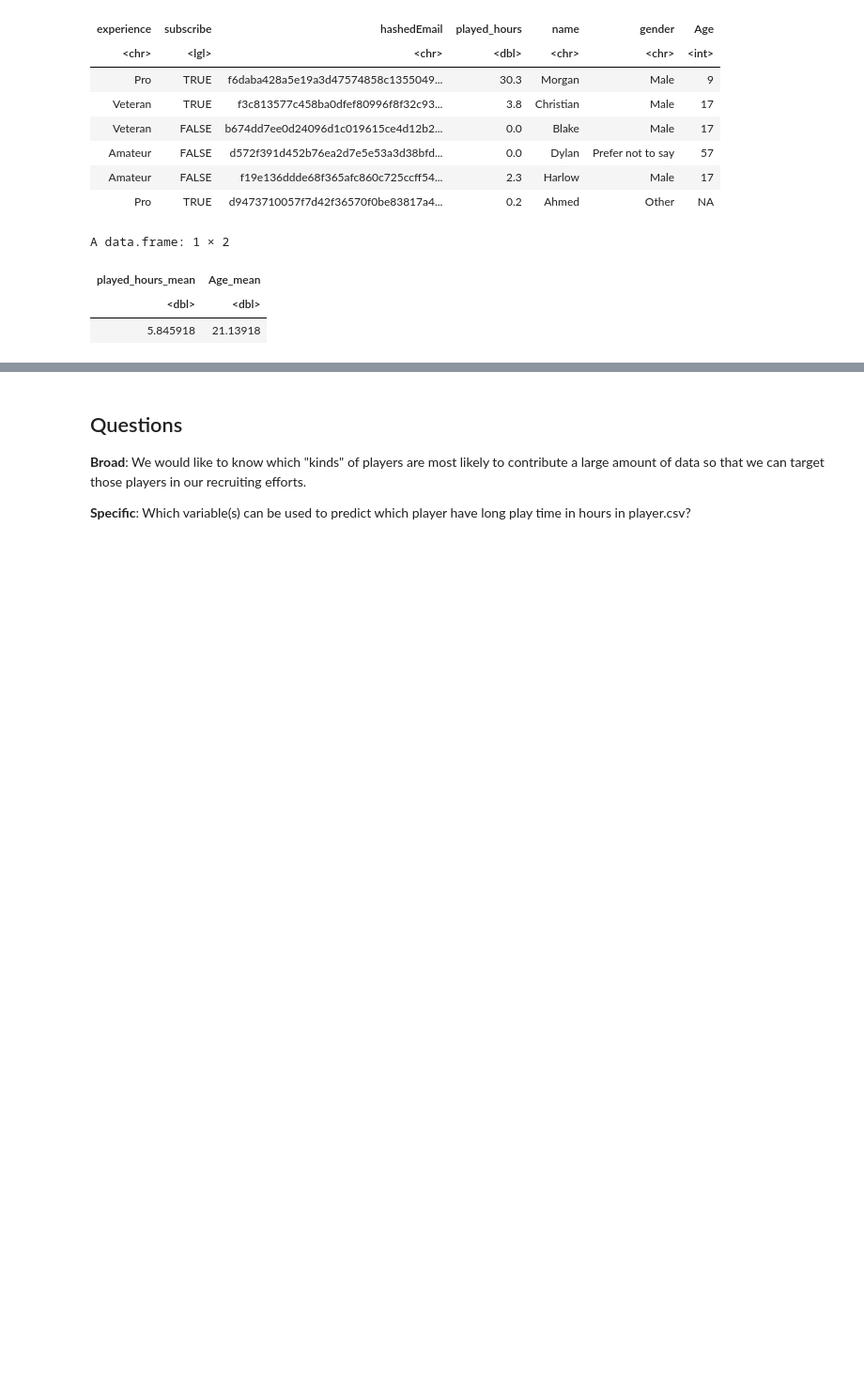
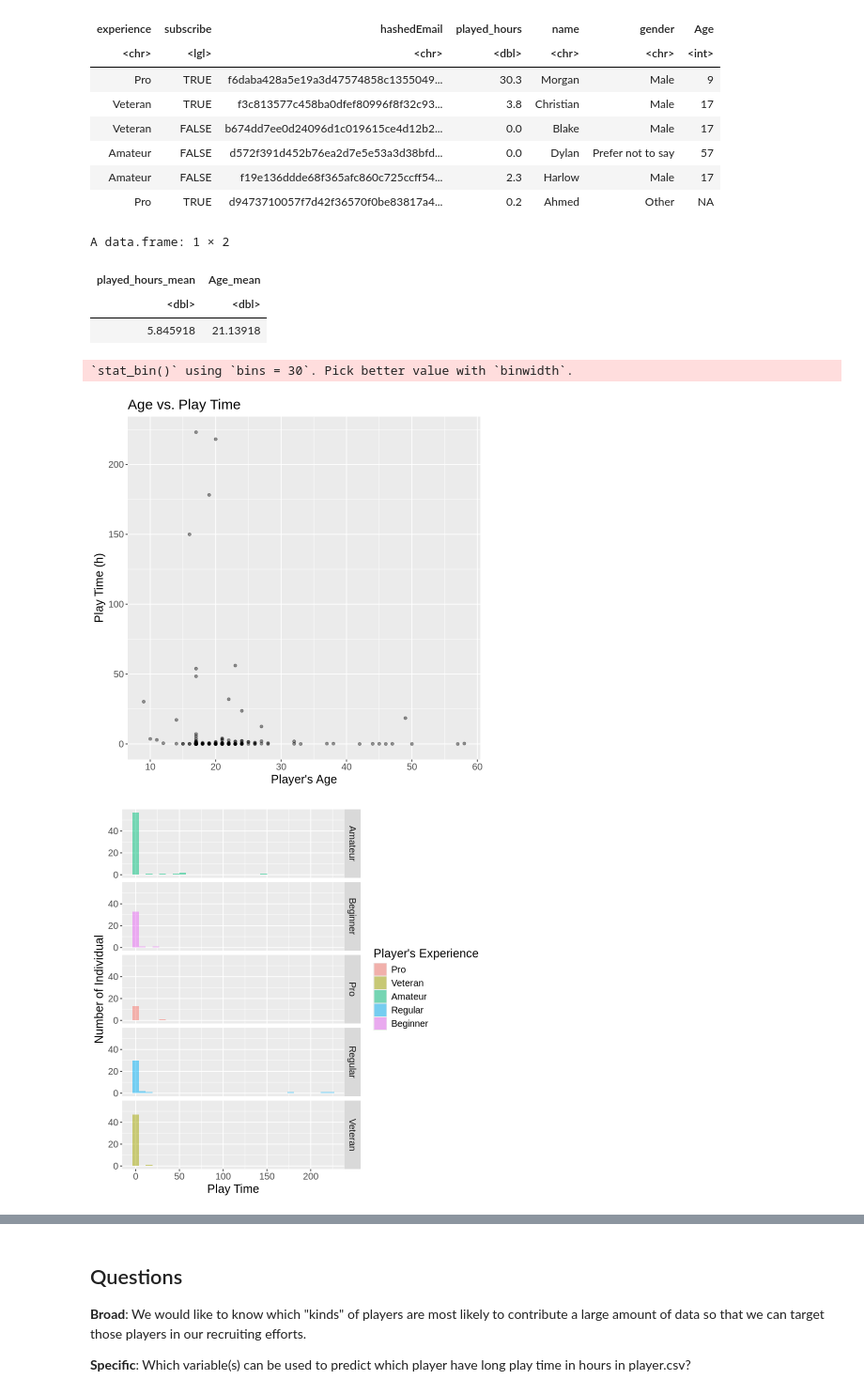
Before and after one commit to MariY01/DSProject, a Jupyter notebook: Project_planning_individual.ipynb, the cells around one changed output, grey strips where cells are left out. Shown at 94% size. Cells and saved outputs as stored; diff of their text form; code cells hidden in the pictures; blank space fills up the shorter version.

Commit message:
Visualisation for players.csv
Visualisation for players.csv file done.

```diff
--- a/Project_planning_individual.ipynb
+++ b/Project_planning_individual.ipynb
@@ -50,9 +50,29 @@ A data.frame: 6 × 7
 # %%
 players_data |>
     summarise(played_hours_mean = mean(played_hours, na.rm = TRUE),
              Age_mean = mean(Age, na.rm = TRUE))
+
+players_scatter <- players_data |>
+                    select(Age, played_hours) |>
+                    ggplot(aes(x = Age, y = played_hours)) +
+                    geom_point(alpha = 0.4, na.rm = TRUE) +
+                    labs(x = "Player's Age", y = "Play Time (h)", title = "Age vs. Play Time") +
+                    theme(text = element_text(size = 15))
+players_scatter
+
+players_histogram <- players_data |>
+                        select(played_hours, experience) |>
+                        ggplot(aes(x = played_hours, fill = as_factor(experience))) +
+                        geom_histogram(alpha = 0.5, position = "identity") +
+                        facet_grid(rows = vars(experience)) +
+                        labs(x = "Play Time", y = "Number of Individual", fill = "Player's Experience") +
+                        theme(text = element_text(size = 15))
+players_histogram
 # %% [output]
 A data.frame: 1 × 2
 | played_hours_mean | Age_mean |
 | <dbl> | <dbl> |
 | 5.845918 | 21.13918 |
+`stat_bin()` using `bins = 30`. Pick better value with `binwidth`.
+[figure, added]
+[figure, added]
```
Also changed, not shown: parts of 2 cells of this notebook.
